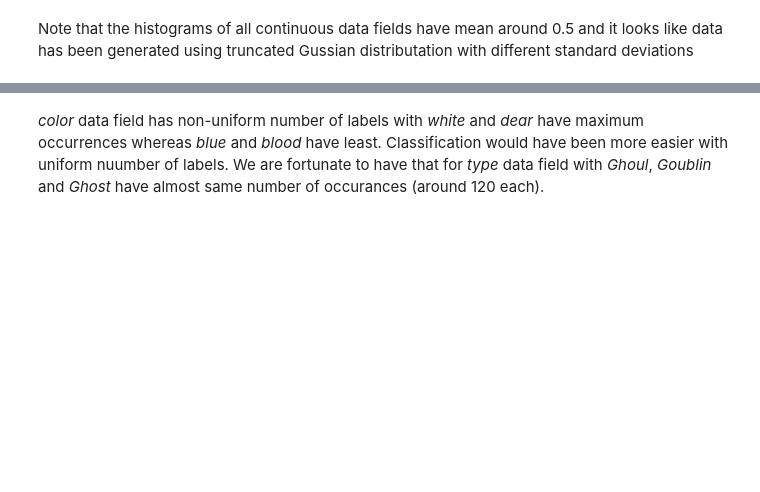
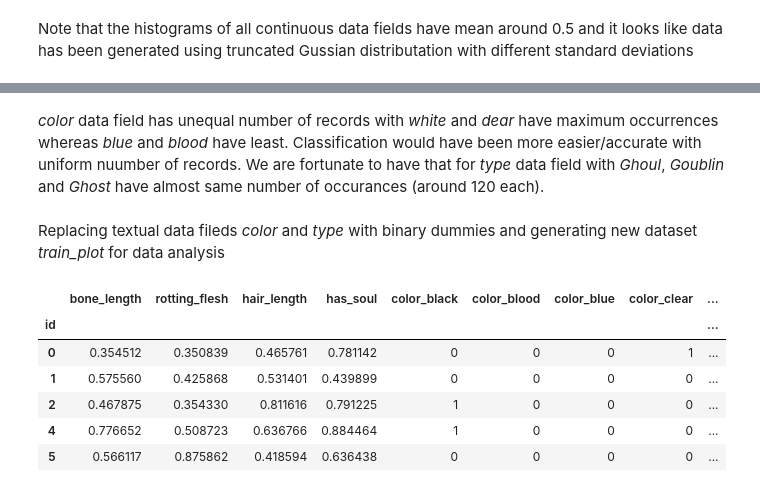
Before and after one commit to harshilpatel548/Ghouls_Goblins_Ghosts, a Jupyter notebook: Main.ipynb, the cells around one changed output, grey strips where cells are left out. Cells and saved outputs as stored; diff of their text form; code cells hidden in the pictures; blank space fills up the shorter version.

```diff
--- a/Main.ipynb
+++ b/Main.ipynb
@@ -74,2 +76,18 @@ train[['type']].apply(pd.value_counts).plot.bar(ax = axarr[1])
 # %% [markdown]
-*color* data field has non-uniform number of labels with *white* and *dear* have maximum occurrences whereas *blue* and *blood* have least. Classification would have been more easier with uniform nuumber of labels. We are fortunate to have that for *type* data field with *Ghoul*, *Goublin* and *Ghost* have almost same number of occurances (around 120 each).
+*color* data field has unequal number of records with *white* and *dear* have maximum occurrences whereas *blue* and *blood* have least. Classification would have been more easier/accurate with uniform nuumber of records. We are fortunate to have that for *type* data field with *Ghoul*, *Goublin* and *Ghost* have almost same number of occurances (around 120 each).
+# %% [markdown]
+Replacing textual data fileds *color* and *type* with binary dummies and generating new dataset *train_plot* for data analysis
+# %%
+color_dummies = pd.get_dummies(train['color'], prefix='color')
+type_dummies = pd.get_dummies(train['type'], prefix='type')
+train_plot = pd.concat([train, color_dummies, type_dummies], axis=1)
+train_plot.drop(['color','type'], axis=1, inplace=True)
+train_plot.head()
+# %% [output]
+|  | bone_length | rotting_flesh | hair_length | has_soul | color_black | color_blood | color_blue | color_clear | ... |
+| id |  |  |  |  |  |  |  |  | ... |
+| 0 | 0.354512 | 0.350839 | 0.465761 | 0.781142 | 0 | 0 | 0 | 1 | ... |
+| 1 | 0.575560 | 0.425868 | 0.531401 | 0.439899 | 0 | 0 | 0 | 0 | ... |
+| 2 | 0.467875 | 0.354330 | 0.811616 | 0.791225 | 1 | 0 | 0 | 0 | ... |
+| 4 | 0.776652 | 0.508723 | 0.636766 | 0.884464 | 1 | 0 | 0 | 0 | ... |
+| 5 | 0.566117 | 0.875862 | 0.418594 | 0.636438 | 0 | 0 | 0 | 0 | ... |
```
Also changed, not shown: parts of 19 cells of this notebook.
